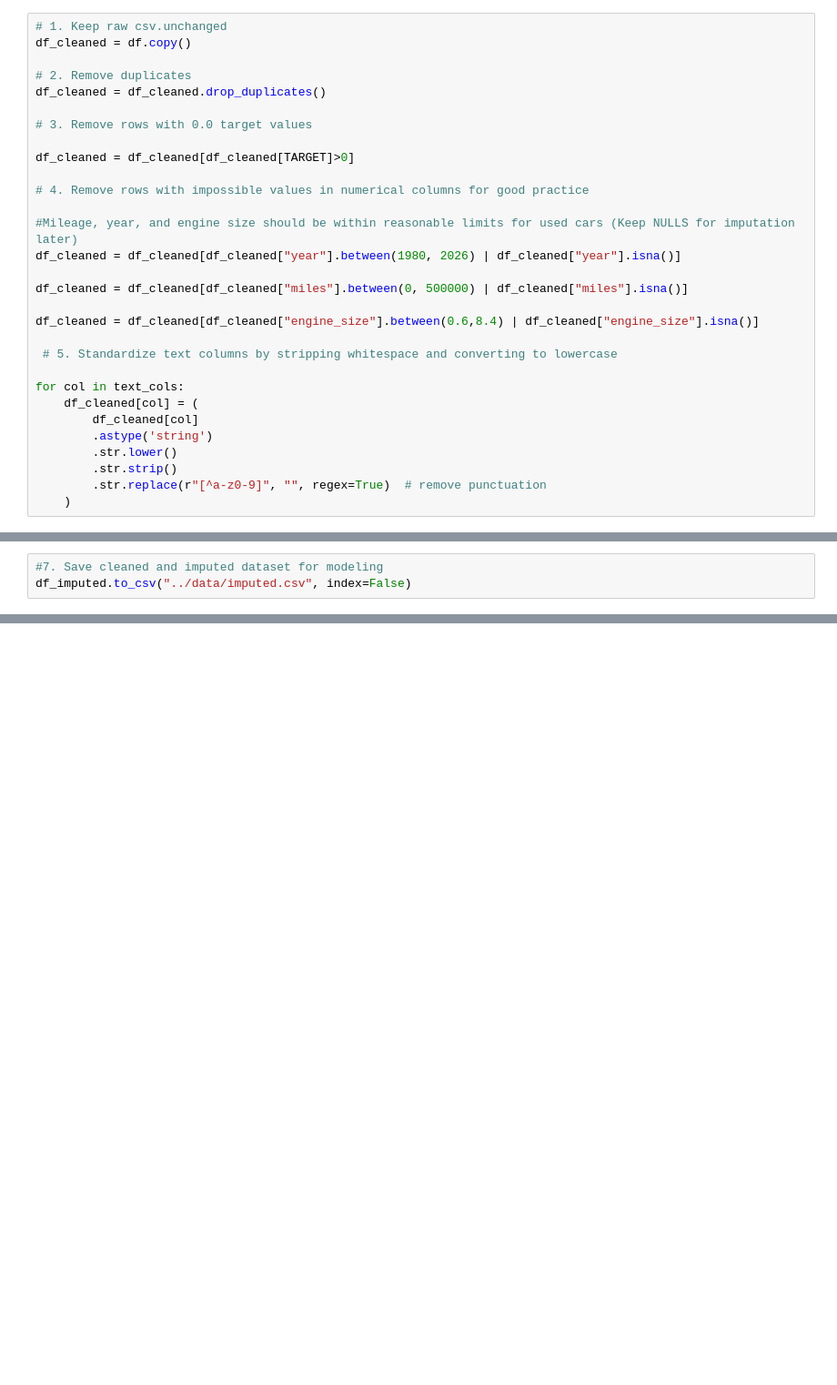
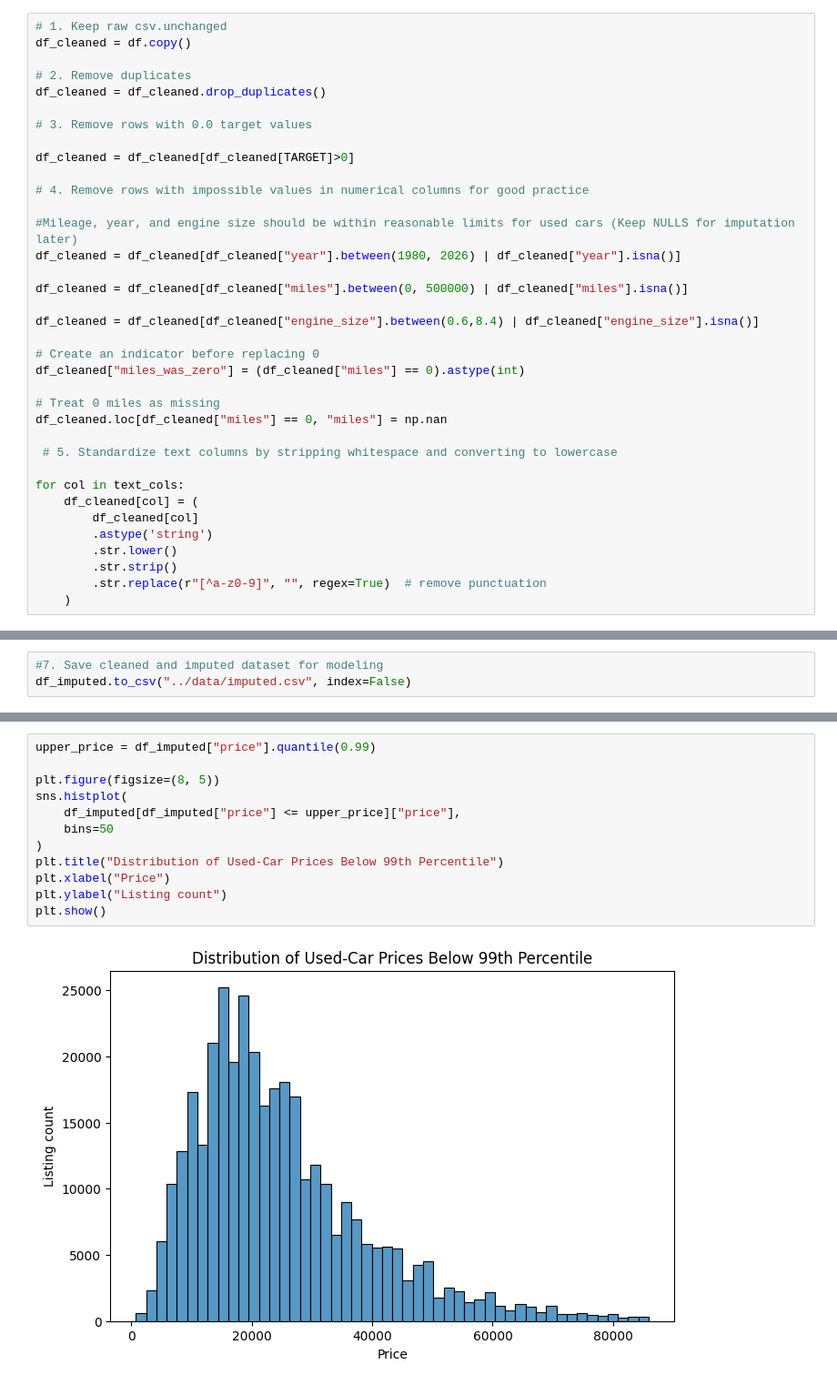
Before and after one commit to lecfranzff/used_car_app, a Jupyter notebook: notebooks/01_eda_modeling.ipynb, the cells around one changed output, grey strips where cells are left out. Shown at 91% size. Cells and saved outputs as stored; diff of their text form; blank space fills up the shorter version.

Commit message:
Performing cleaning confirmation checks and a simple EDA plot for prices

```diff
--- a/notebooks/01_eda_modeling.ipynb
+++ b/notebooks/01_eda_modeling.ipynb
@@ -222,6 +333,12 @@ df_cleaned = df_cleaned[df_cleaned["miles"].between(0, 500000) | df_cleaned["mil
 
 df_cleaned = df_cleaned[df_cleaned["engine_size"].between(0.6,8.4) | df_cleaned["engine_size"].isna()]
 
+# Create an indicator before replacing 0
+df_cleaned["miles_was_zero"] = (df_cleaned["miles"] == 0).astype(int)
+
+# Treat 0 miles as missing
+df_cleaned.loc[df_cleaned["miles"] == 0, "miles"] = np.nan
+
  # 5. Standardize text columns by stripping whitespace and converting to lowercase
 
 for col in text_cols:
@@ -317,0 +435,14 @@ Percent removed:      8.94%
+# %%
+upper_price = df_imputed["price"].quantile(0.99)
+
+plt.figure(figsize=(8, 5))
+sns.histplot(
+    df_imputed[df_imputed["price"] <= upper_price]["price"],
+    bins=50
+)
+plt.title("Distribution of Used-Car Prices Below 99th Percentile")
+plt.xlabel("Price")
+plt.ylabel("Listing count")
+plt.show()
+# %% [output]
+[figure, added]
```
Also changed, not shown: parts of 9 cells of this notebook.
